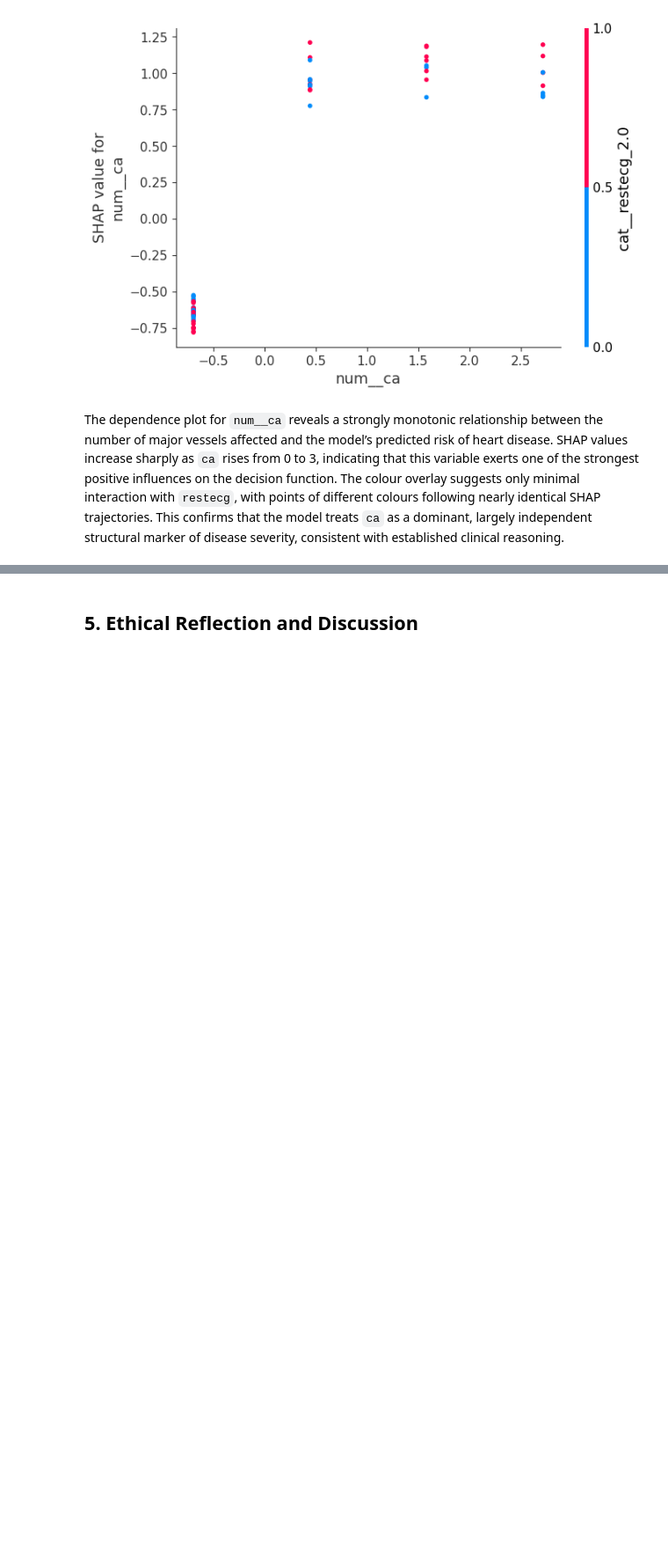
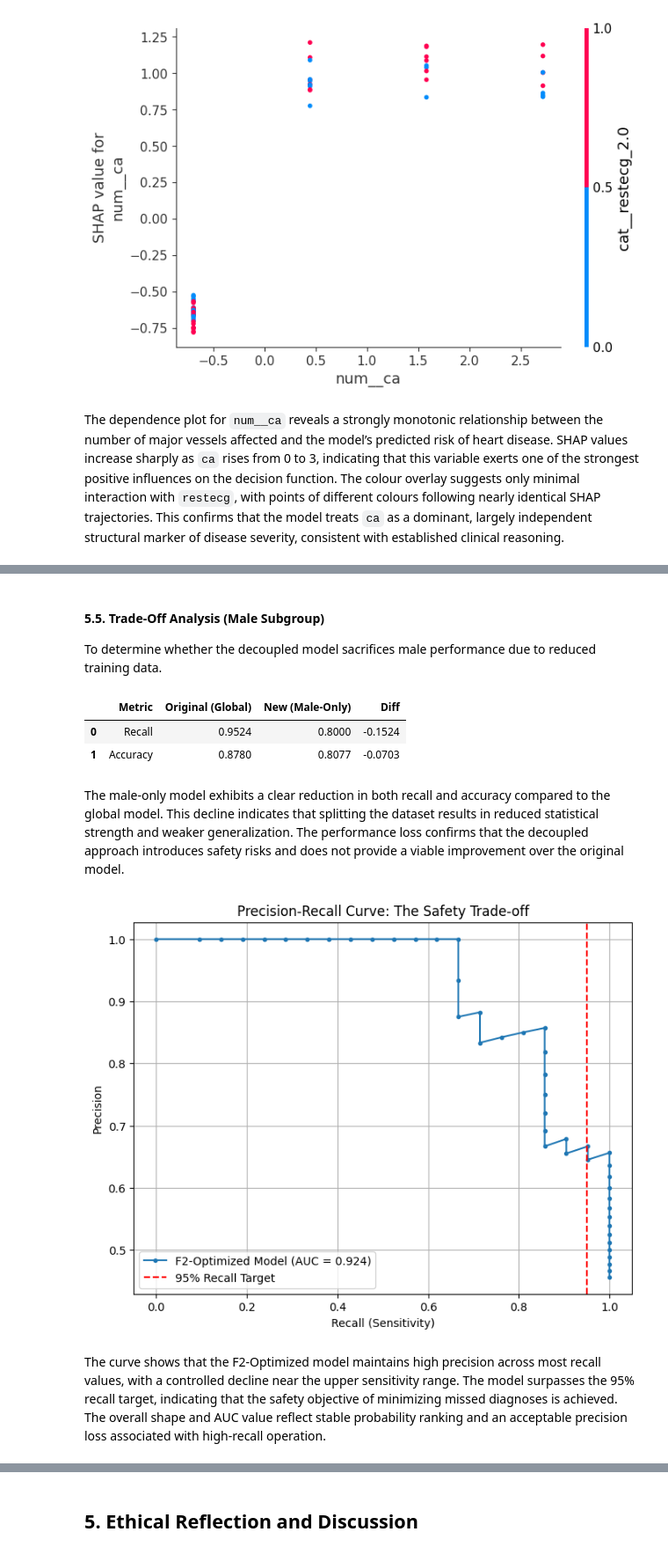
Before and after one commit to Mihalachee/Phenotypic-Bias-in-Heart-Disease-Prediction, a Jupyter notebook: indiviual.ipynb, the cells around one changed output, grey strips where cells are left out. Shown at 88% size. Drawn from its saved outputs; the diff is of its cells as text; code cells hidden in the pictures; blank space fills up the shorter version.

```diff
--- a/indiviual.ipynb
+++ b/indiviual.ipynb
@@ -2479,0 +2745,55 @@ The dependence plot for `num__ca` reveals a strongly monotonic relationship betw
+# %% [markdown]
+#### 5.5. Trade-Off Analysis (Male Subgroup)
+
+To determine whether the decoupled model sacrifices male performance due to reduced training data.
+# %%
+baseline_male_recall = 0.9524
+baseline_male_acc = 0.8780
+
+y_test_m = y_test[mask_test_m]
+y_pred_m_new = y_pred_decoupled[mask_test_m]
+
+new_male_rec = recall_score(y_test_m, y_pred_m_new)
+new_male_acc = accuracy_score(y_test_m, y_pred_m_new)
+
+metrics_comp = pd.DataFrame({
+    'Metric': ['Recall', 'Accuracy'],
+    'Original (Global)': [baseline_male_recall, baseline_male_acc],
+    'New (Male-Only)': [new_male_rec, new_male_acc]
+})
+metrics_comp['Diff'] = metrics_comp['New (Male-Only)'] - metrics_comp['Original (Global)']
+
+display(metrics_comp.round(4))
+# %% [output]
+|  | Metric | Original (Global) | New (Male-Only) | Diff |
+| 0 | Recall | 0.9524 | 0.8000 | -0.1524 |
+| 1 | Accuracy | 0.8780 | 0.8077 | -0.0703 |
+# %% [markdown]
+
+
+The male-only model exhibits a clear reduction in both recall and accuracy compared to the global model. This decline indicates that splitting the dataset results in reduced statistical strength and weaker generalization. The performance loss confirms that the decoupled approach introduces safety risks and does not provide a viable improvement over the original model.
+# %%
+from sklearn.metrics import precision_recall_curve, auc
+import matplotlib.pyplot as plt
+
+# Compute PR curve
+precision, recall, thresholds = precision_recall_curve(y_test, y_proba_safety)
+pr_auc = auc(recall, precision)
+
+# Plot
+plt.figure(figsize=(8, 6))
+plt.plot(recall, precision, marker='.', label=f'F2-Optimized Model (AUC = {pr_auc:.3f})')
+
+# Mark the clinical safety target (95% recall)
+plt.axvline(x=0.95, color='r', linestyle='--', label='95% Recall Target')
+
+plt.xlabel('Recall (Sensitivity)')
+plt.ylabel('Precision')
+plt.title('Precision-Recall Curve: The Safety Trade-off')
+plt.legend()
+plt.grid(True)
+plt.show()
+# %% [output]
+[figure, added]
+# %% [markdown]
+The curve shows that the F2-Optimized model maintains high precision across most recall values, with a controlled decline near the upper sensitivity range. The model surpasses the 95% recall target, indicating that the safety objective of minimizing missed diagnoses is achieved. The overall shape and AUC value reflect stable probability ranking and an acceptable precision loss associated with high-recall operation.
```
Also changed, not shown: parts of 18 cells of this notebook, 2 other files.
